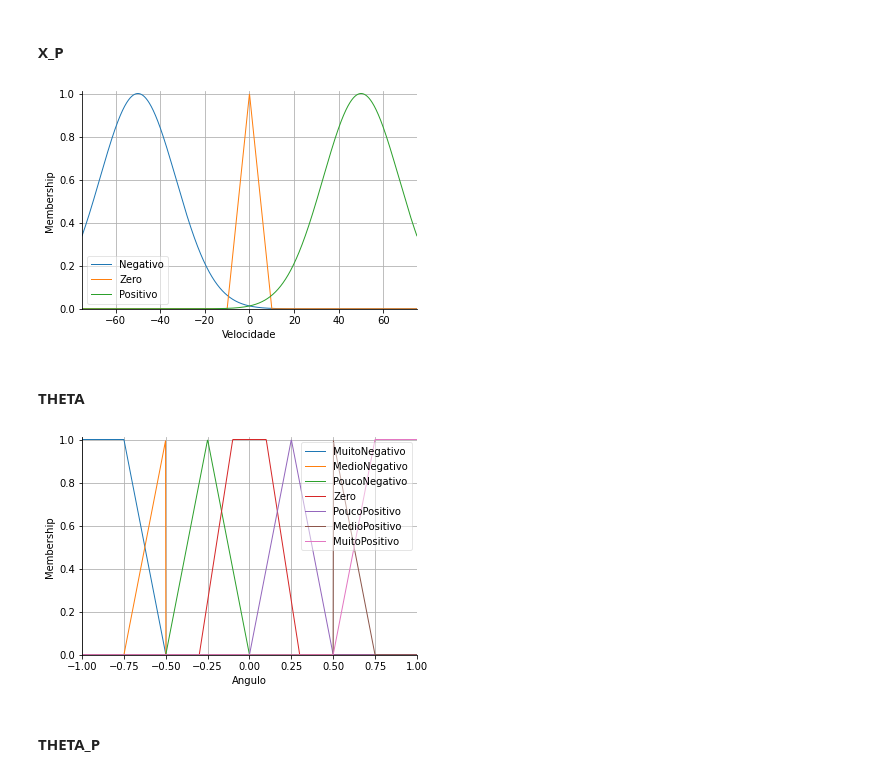
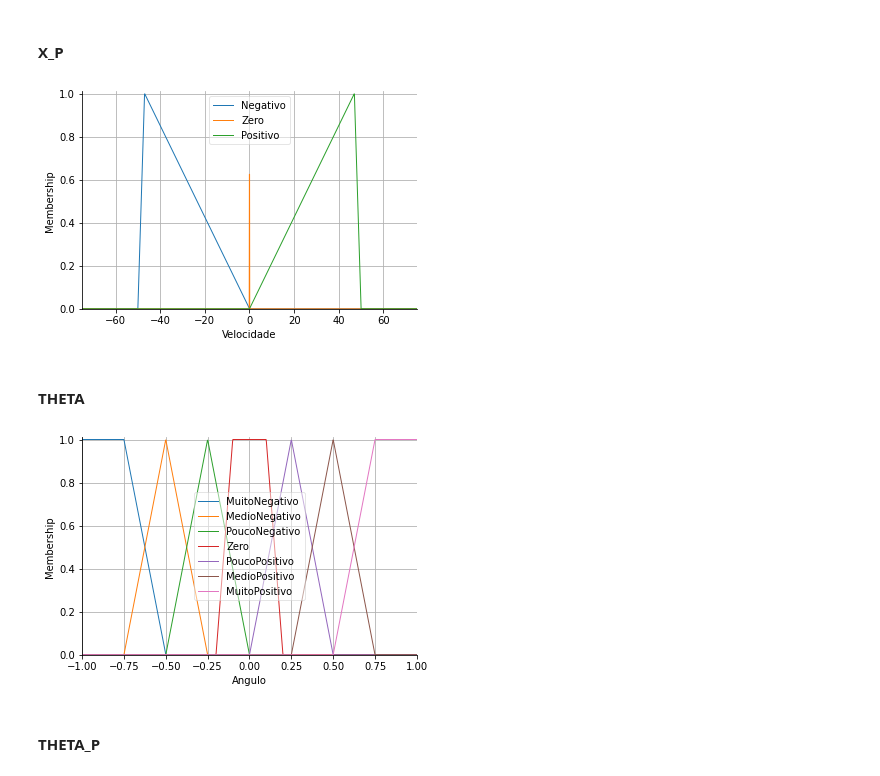
Before and after one commit to VinicMS/controle-inteligente, a Jupyter notebook: PENDULO INVERTIDO (FUZZY)/pertinencias.ipynb, the cells around one changed output. Cells and saved outputs as stored; diff of their text form; code cells hidden in the pictures.

```diff
--- a/PENDULO INVERTIDO (FUZZY)/regritas.ipynb
+++ b/PENDULO INVERTIDO (FUZZY)/pertinencias.ipynb
@@ -48,29 +48,29 @@ plt.grid()
 # %% [markdown]
 #### X_P
 # %%
-X_P['Negativo'] = fuzz.gaussmf(x_p, -50, 17)
-X_P['Zero']     = fuzz.trimf(x_p, [-10, 0, 10])
-X_P['Positivo'] = fuzz.gaussmf(x_p, 50, 17)
+X_P['Negativo'] = fuzz.trimf(x_p, [-50, -47, 0])
+X_P['Zero']     = fuzz.trimf(x_p, [-0.1, 0, 0.1])
+X_P['Positivo'] = fuzz.trimf(x_p, [0, 47, 50])
 
 X_P.view()
 plt.grid()
 # %% [output]
-[figure, old version]
+[figure, new version]
 # %% [markdown]
 #### THETA
 # %%
 THETA['MuitoNegativo'] = fuzz.trapmf(theta, [-1, -1, -0.75, -0.5])
-THETA['MedioNegativo'] = fuzz.trimf( theta, [-0.75, -0.5, -0.5])
+THETA['MedioNegativo'] = fuzz.trimf( theta, [-0.75, -0.5, -0.25])
 THETA['PoucoNegativo'] = fuzz.trimf( theta, [-0.50, -0.25, 0])
-THETA['Zero']          = fuzz.trapmf(theta, [-0.3, -0.1, 0.1, 0.3])
+THETA['Zero']          = fuzz.trapmf(theta, [-0.2, -0.1, 0.1, 0.2])
 THETA['PoucoPositivo'] = fuzz.trimf( theta, [0 , 0.25, 0.5])
-THETA['MedioPositivo'] = fuzz.trimf( theta, [0.5, 0.5, 0.75])
+THETA['MedioPositivo'] = fuzz.trimf( theta, [0.25, 0.5, 0.75])
 THETA['MuitoPositivo'] = fuzz.trapmf(theta, [0.5, 0.75, 1, 1])
 
 THETA.view()
 plt.grid()
 # %% [output]
-[figure, old version]
+[figure, new version]
 # %% [markdown]
 #### THETA_P
 # %%
```
Also changed, not shown: parts of 2 cells of this notebook, 1 other file.
